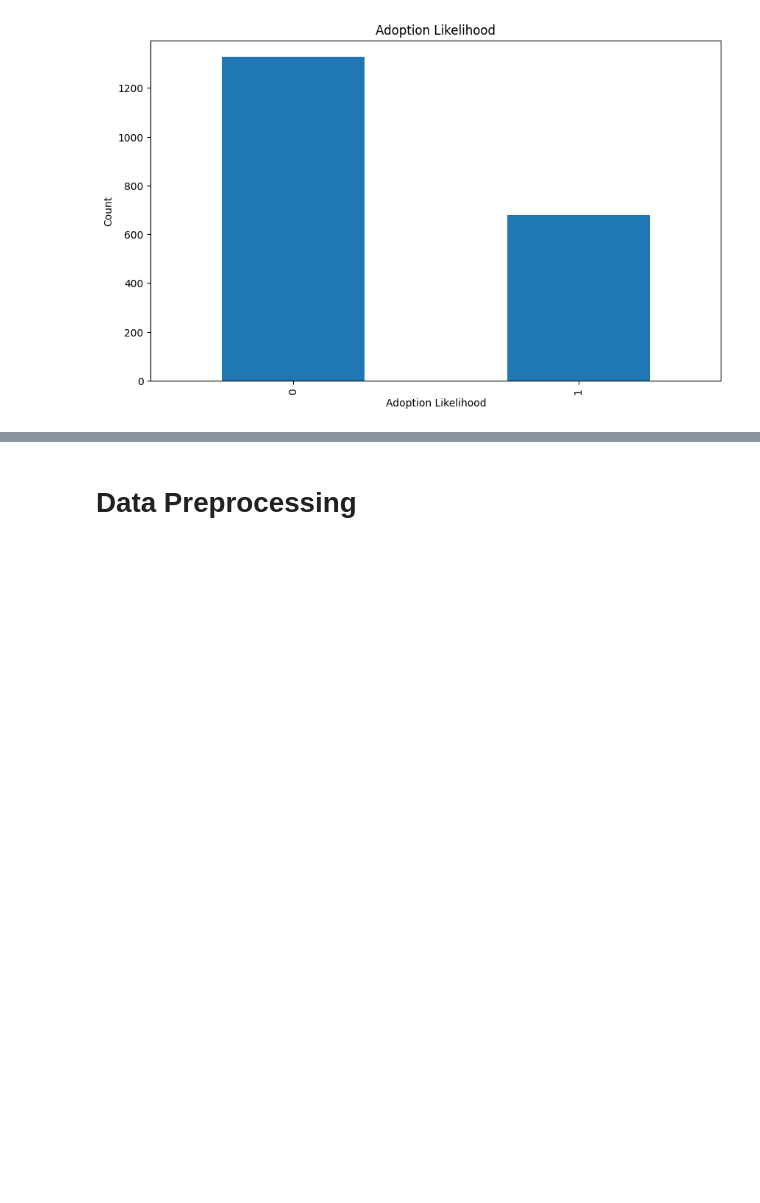
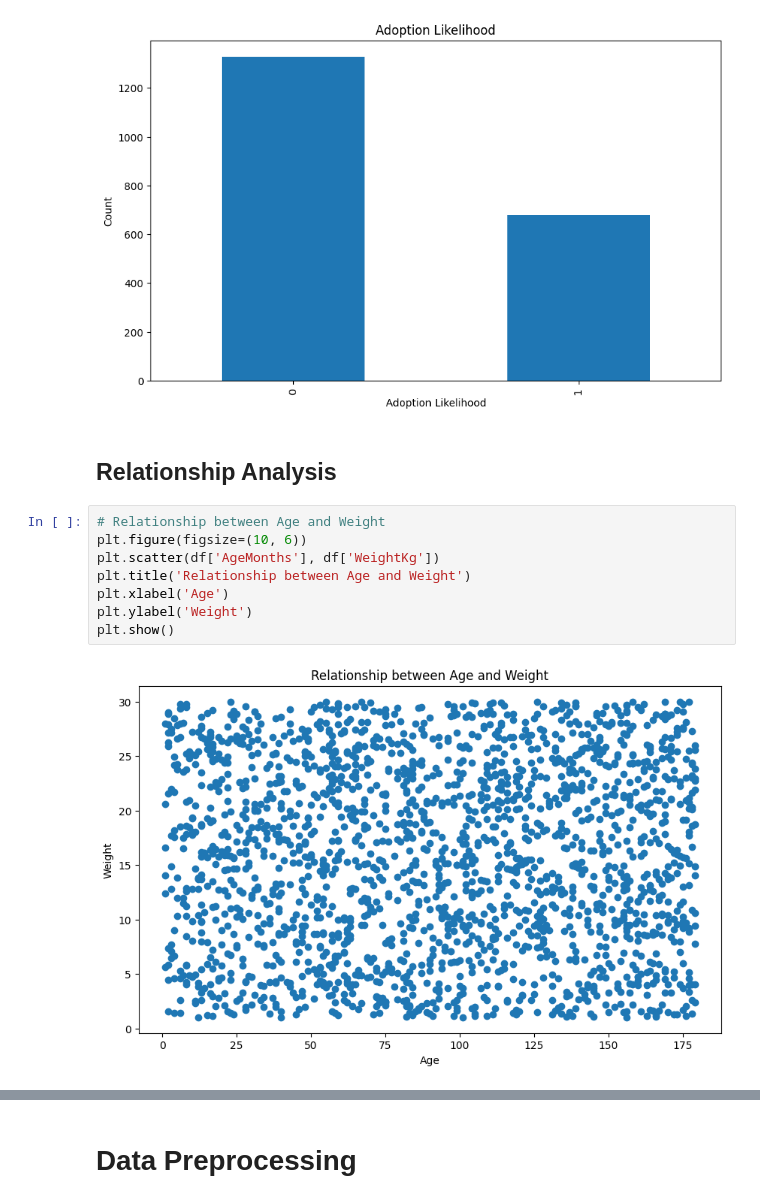
Before and after one commit to ibrahimssmalik/machine-learning-projects, a Jupyter notebook: Pet-Adoption-Prediction/adoption_prediction.ipynb, the cells around one changed output, grey strips where cells are left out. Saved outputs shown, nothing was run; the diff lists cells and outputs as text; blank space fills up the shorter version.

```diff
--- a/Pet-Adoption-Prediction/adoption_prediction.ipynb
+++ b/Pet-Adoption-Prediction/adoption_prediction.ipynb
@@ -113,3 +123,15 @@ plt.ylabel('Count')
 plt.show()
 # %% [output]
 [figure]
+# %% [markdown]
+## Relationship Analysis
+# %%
+# Relationship between Age and Weight
+plt.figure(figsize=(10, 6))
+plt.scatter(df['AgeMonths'], df['WeightKg'])
+plt.title('Relationship between Age and Weight')
+plt.xlabel('Age')
+plt.ylabel('Weight')
+plt.show()
+# %% [output]
+[figure, added]
```
Also changed, not shown: parts of 8 cells of this notebook.
